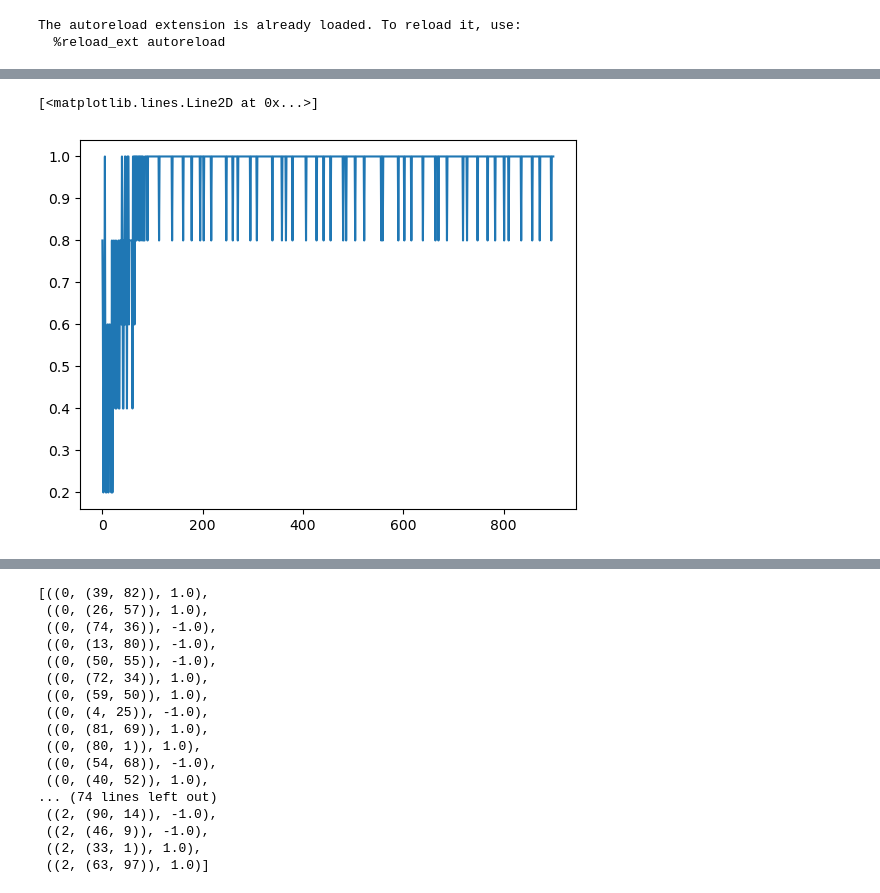
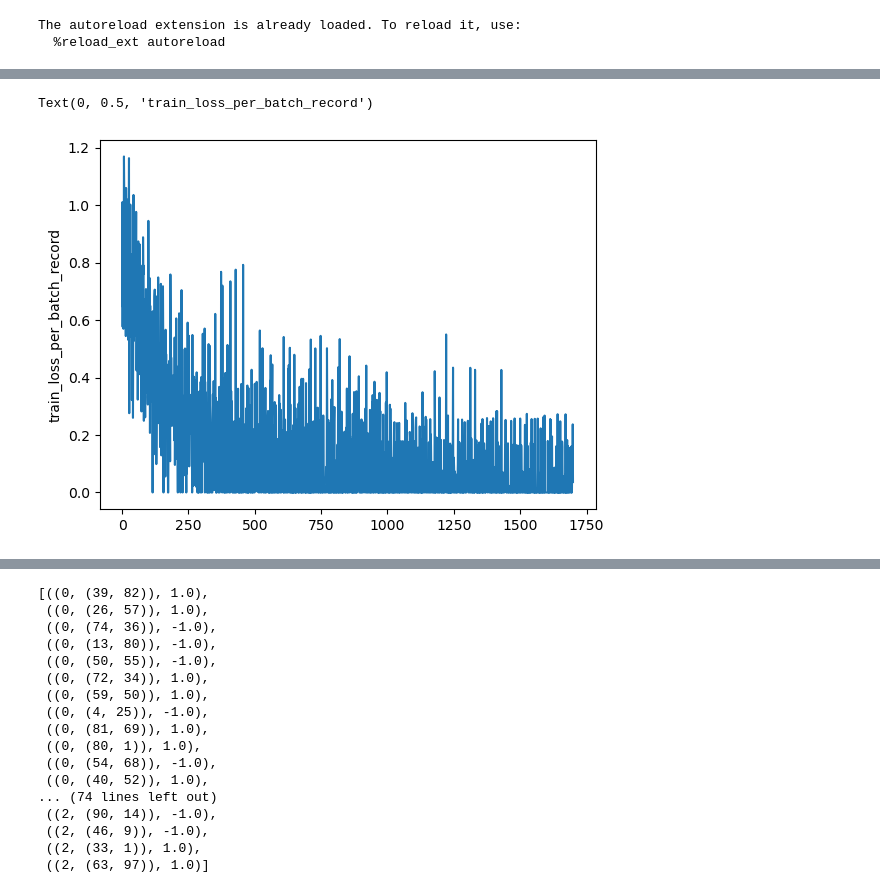
Before and after one commit to ChenDaiwei-99/multiuser-metric-preference, a Jupyter notebook: tmp_torch_daiwei.ipynb, the cells around one changed output, grey strips where cells are left out. Saved outputs shown, nothing was run; the diff lists cells and outputs as text; code cells hidden in the pictures.

Commit message:
update the train test function

```diff
--- a/tmp_torch_daiwei.ipynb
+++ b/tmp_torch_daiwei.ipynb
@@ -64,6 +64,8 @@ observations = normal_data['S']
 true_y = normal_data['Y']
 true_M = normal_data['M']
 true_u = normal_data['U']
+
+obs_train, obs_test, Y_train, Y_test = normal_dataset.getTrainTestSplit(train_size=0.75)
 # %%
 # initialize both M and u_s
 net = projector(feature_dim=2, num_layer=1, num_class=2, bias_ind=False)
@@ -88,4 +258,4 @@ assert np.all(pred_ys == true_y)
 # %%
-L = np.linalg.cholesky(true_M)  # true_M = L @ L.T
+true_L = np.linalg.cholesky(true_M)  # true_M = L @ L.T
 with torch.no_grad():
-    net.layers.weight.copy_(torch.Tensor(L.T))
+    net.layers.weight.copy_(torch.Tensor(true_L.T))
@@ -167,8 +262,10 @@ dataloader = DataLoader(dataset, batch_size=bs, shuffle=True)
 # %%
 loss_record = []
 accu_record = []
+relative_metric_error_record = []
+
 for ep in range(epochs):
-    for x,y in dataloader:
+    for x,y in train_dataloader:
         optimizer.zero_grad()
 
         user_ids, x_is, x_js = x[0], x[1][0], x[1][1]
@@ -199,6 +296,10 @@ for ep in range(epochs):
         acc_batch = torch.sum((delta * y)>0)
         # print(f'prediction_accu: {acc_batch/bs}')
 
+        L = net.layers.weight
+        relative_metric_error = torch.norm(L.T @ L - torch.tensor(true_M)) / torch.norm(torch.tensor(true_M))
+        relative_metric_error_record.append(relative_metric_error.item())
+
         loss = loss_fn(delta,y)
         # print(loss)
 
@@ -215,5 +311,8 @@ plt.plot(loss_record)
-# %%
-plt.plot(accu_record)
-# %% [output]
-[<matplotlib.lines.Line2D at 0x...>]
-[figure, removed]
+# %%
+train_stats = train(net, optimizer, loss_fn, train_dataloader, test_dataloader, epochs)
+# %%
+plt.plot(train_stats['train_loss_per_batch_record'])
+plt.ylabel('train_loss_per_batch_record')
+# %% [output]
+Text(0, 0.5, 'train_loss_per_batch_record')
+[figure, added]
```
Also changed, not shown: parts of 16 cells of this notebook.
